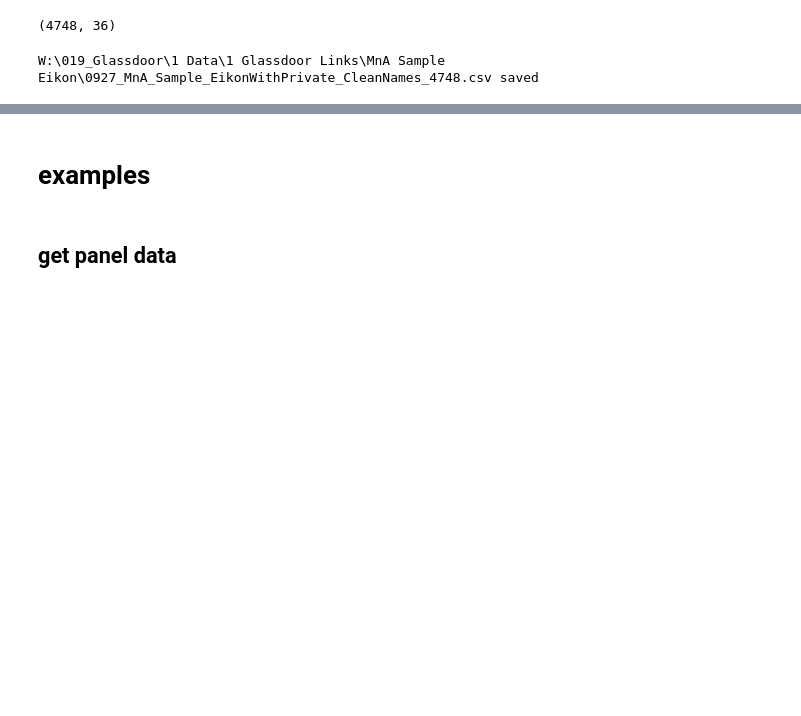
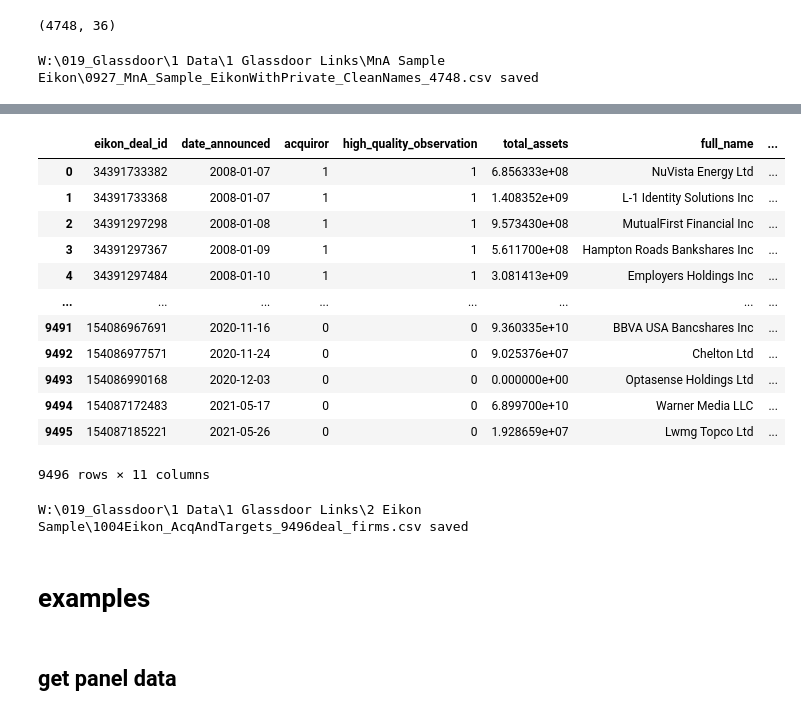
Before and after one commit to hannez11/Glassdoor-Project, a Jupyter notebook: 1 Links and Review Amount/Gamma - Eikon/1 Eikon MnA Sample Retrieval.ipynb, the cells around one changed output, grey strips where cells are left out. Drawn from its saved outputs; the diff is of its cells as text; code cells hidden in the pictures; blank space fills up the shorter version.

```diff
--- a/Eikon/MA Sample.ipynb
+++ b/1 Links and Review Amount/Gamma - Eikon/1 Eikon MnA Sample Retrieval.ipynb
@@ -438,3 +489,40 @@ W:\019_Glassdoor\1 Data\1 Glassdoor Links\MnA Sample Eikon\0927_MnA_Sample_Eikon
+# %%
+import re
+# remove locations, which are listed after a comma
+df["full_name"] = df["full_name"].str.split(',').str[0]
+
+# extract legal addons from firm names, which are relevant when applying recursive name matching from GD names -> eikon names, since eikon names inlcude these legal addons while GD names usually dont
+df["full_name_legal_addon"] = df["full_name"].str.extract(r"(Inc| Corp| Limited| Ltd| SA| AG| Co$| plc| LP| LLC| LLC| Corporation| Holdings.*|\(Holdings\)PLC| Co Ltd| NL$)", flags=re.IGNORECASE, expand=True)
+### nach holdings alles mit placeholder abgreifen "Holdings Inc" "Holdings Ltd"
+
+poped_col = df.pop("full_name_legal_addon")
+df.insert(df.columns.get_loc("full_name_cleaned")+1, "full_name_legal_addon", poped_col)
+
+df
+# %% [output]
+|  | eikon_deal_id | date_announced | acquiror | high_quality_observation | total_assets | full_name | ... |
+| 0 | 34391733382 | 2008-01-07 | 1 | 1 | 6.856333e+08 | NuVista Energy Ltd | ... |
+| 1 | 34391733368 | 2008-01-07 | 1 | 1 | 1.408352e+09 | L-1 Identity Solutions Inc | ... |
+| 2 | 34391297298 | 2008-01-08 | 1 | 1 | 9.573430e+08 | MutualFirst Financial Inc | ... |
+| 3 | 34391297367 | 2008-01-09 | 1 | 1 | 5.611700e+08 | Hampton Roads Bankshares Inc | ... |
+| 4 | 34391297484 | 2008-01-10 | 1 | 1 | 3.081413e+09 | Employers Holdings Inc | ... |
+| ... | ... | ... | ... | ... | ... | ... | ... |
+| 9491 | 154086967691 | 2020-11-16 | 0 | 0 | 9.360335e+10 | BBVA USA Bancshares Inc | ... |
+| 9492 | 154086977571 | 2020-11-24 | 0 | 0 | 9.025376e+07 | Chelton Ltd | ... |
+| 9493 | 154086990168 | 2020-12-03 | 0 | 0 | 0.000000e+00 | Optasense Holdings Ltd | ... |
+| 9494 | 154087172483 | 2021-05-17 | 0 | 0 | 6.899700e+10 | Warner Media LLC | ... |
+| 9495 | 154087185221 | 2021-05-26 | 0 | 0 | 1.928659e+07 | Lwmg Topco Ltd | ... |
+9496 rows × 11 columns
+# %%
+## save file with dynamic file name
+dir = Path(r"W:\019_Glassdoor\1 Data\1 Glassdoor Links\2 Eikon Sample")
+path_with_time = Path.joinpath(dir, f'{time.strftime("%m%d")}Eikon_AcqAndTargets_9496deal_firms.csv')
+
+df.to_csv(path_with_time, sep=";", decimal=",", float_format='%.3f', index=False) #english decimal
+
+print(f"{path_with_time} saved")
+# %% [output]
+W:\019_Glassdoor\1 Data\1 Glassdoor Links\2 Eikon Sample\1004Eikon_AcqAndTargets_9496deal_firms.csv saved
 # %% [markdown]
 # examples
 # %% [markdown]
```
Also changed, not shown: parts of 5 cells of this notebook, 32 other files.
